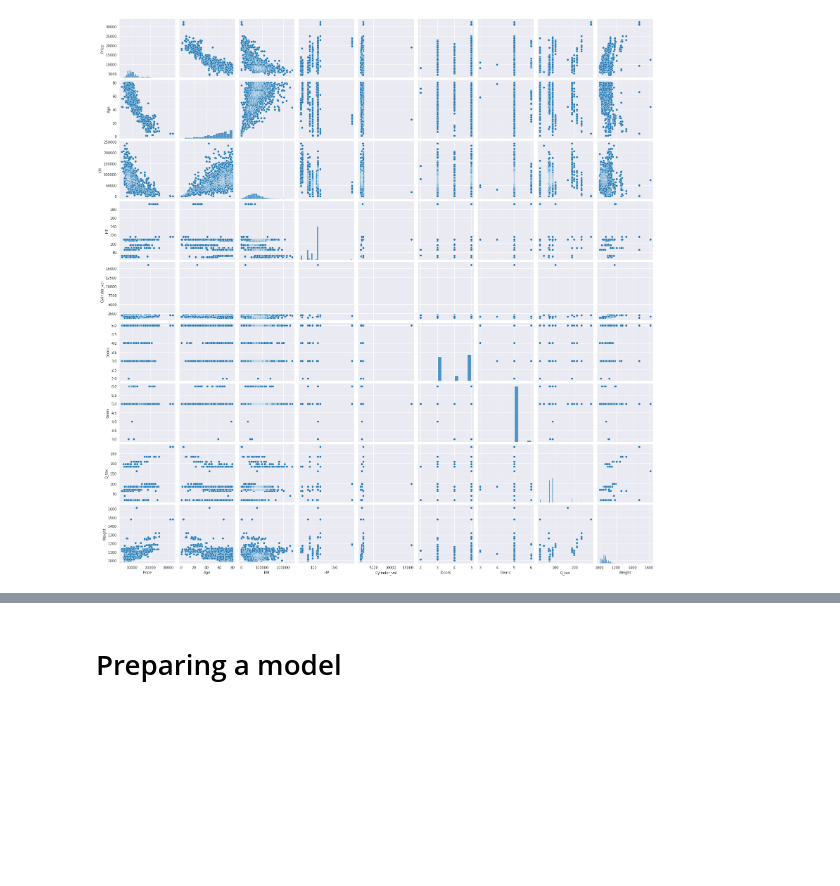
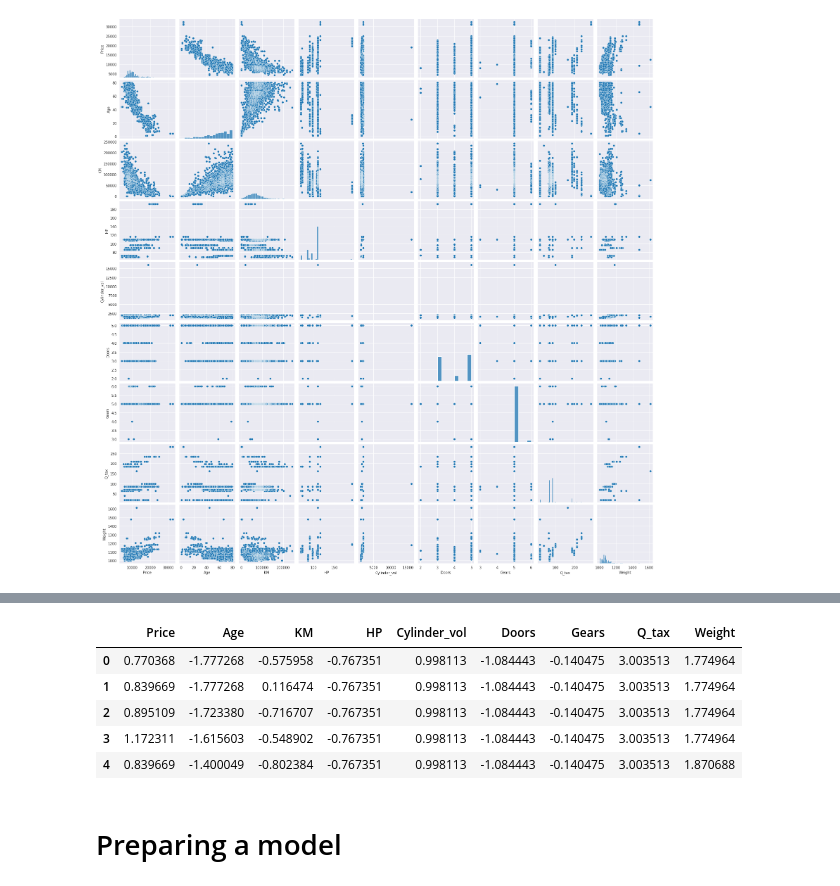
Before and after one commit to RiteshopShrivastava/Assignment_5_Multi_Linear_Regression_Toyota, a Jupyter notebook: Assignment_5_MLR_Toyota_Corolla.ipynb, the cells around one changed output, grey strips where cells are left out. Drawn from its saved outputs; the diff is of its cells as text; code cells hidden in the pictures; blank space fills up the shorter version.

```diff
--- a/Assignment_5_MLR_Toyota_Corolla.ipynb
+++ b/Assignment_5_MLR_Toyota_Corolla.ipynb
@@ -158,3 +192,14 @@ sns.pairplot(toyota2)
+# %%
+# Adding column names to data frame
+toyota_df.columns=['Price',	'Age',	'KM',	'HP',	'Cylinder_vol',	'Doors',	'Gears',	'Q_tax',	'Weight']
+toyota_df.head()
+# %% [output]
+|  | Price | Age | KM | HP | Cylinder_vol | Doors | Gears | Q_tax | Weight |
+| 0 | 0.770368 | -1.777268 | -0.575958 | -0.767351 | 0.998113 | -1.084443 | -0.140475 | 3.003513 | 1.774964 |
+| 1 | 0.839669 | -1.777268 | 0.116474 | -0.767351 | 0.998113 | -1.084443 | -0.140475 | 3.003513 | 1.774964 |
+| 2 | 0.895109 | -1.723380 | -0.716707 | -0.767351 | 0.998113 | -1.084443 | -0.140475 | 3.003513 | 1.774964 |
+| 3 | 1.172311 | -1.615603 | -0.548902 | -0.767351 | 0.998113 | -1.084443 | -0.140475 | 3.003513 | 1.774964 |
+| 4 | 0.839669 | -1.400049 | -0.802384 | -0.767351 | 0.998113 | -1.084443 | -0.140475 | 3.003513 | 1.870688 |
 # %% [markdown]
 # Preparing a model
 # %%
```
Also changed, not shown: parts of 72 cells of this notebook.
